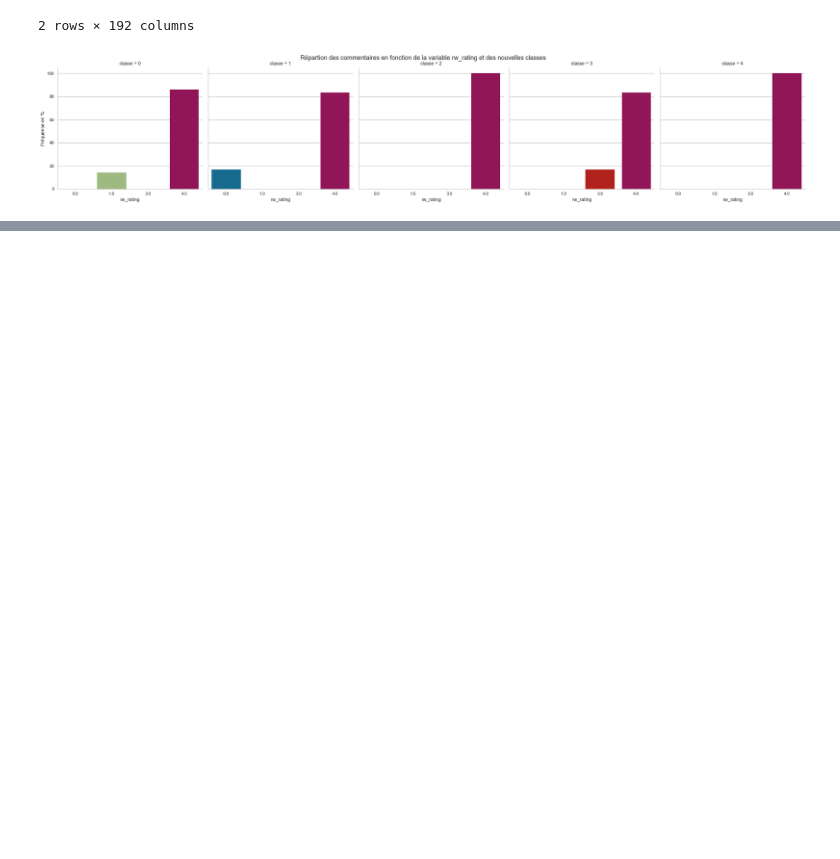
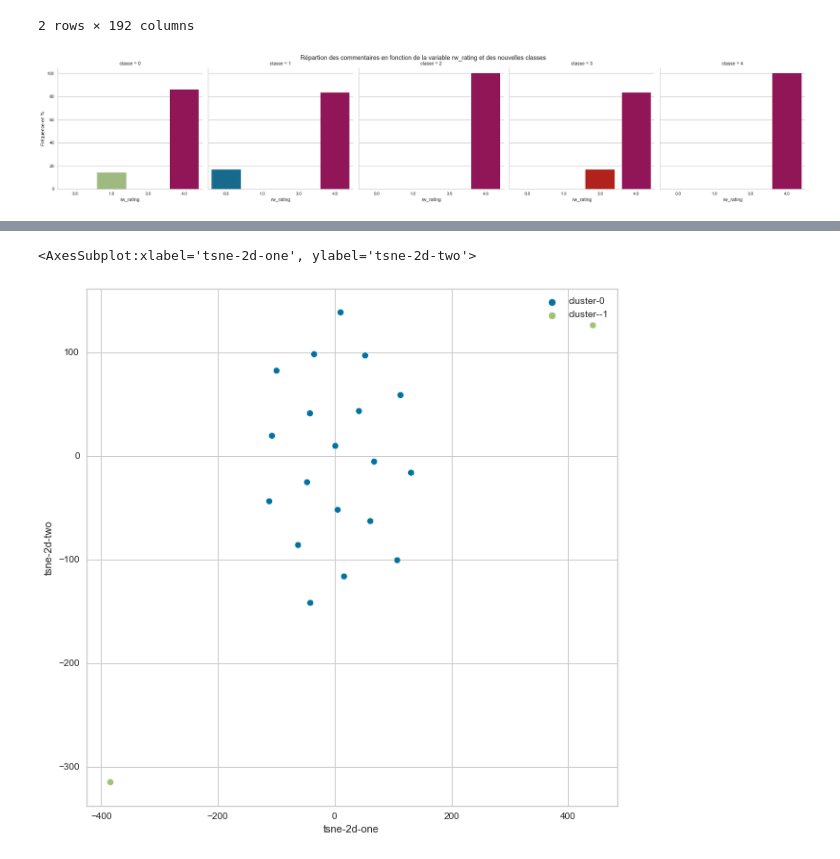
Before and after one commit to AurelieAAN/OP_Project6, a Jupyter notebook: P6_02_notebook.ipynb, the cells around one changed output, grey strips where cells are left out. Saved outputs shown, nothing was run; the diff lists cells and outputs as text; code cells hidden in the pictures; blank space fills up the shorter version.

Commit message:
add dbscan test

```diff
--- a/P6_02_notebook.ipynb
+++ b/P6_02_notebook.ipynb
@@ -1691,0 +1738,8 @@ plt.show()
+# %%
+from sklearn.cluster import DBSCAN
+# intializing DBSCAN
+clustering_model=DBSCAN(eps=85,min_samples=4)
+# fit the model to X
+db = clustering_model.fit(X)
+# predicted labels by DBSCAN
+predicted_labels=clustering_model.labels_
@@ -1691,0 +1772,7 @@ plt.show()
+# %%
+labels = clustering_model.labels_
+fig = plt.figure(figsize=(10, 10))
+sns.scatterplot(X['tsne-2d-one'], X['tsne-2d-two'], hue=["cluster-{}".format(x) for x in labels])
+# %% [output]
+<AxesSubplot:xlabel='tsne-2d-one', ylabel='tsne-2d-two'>
+[figure, added]
```
Also changed, not shown: parts of 7 cells of this notebook.
